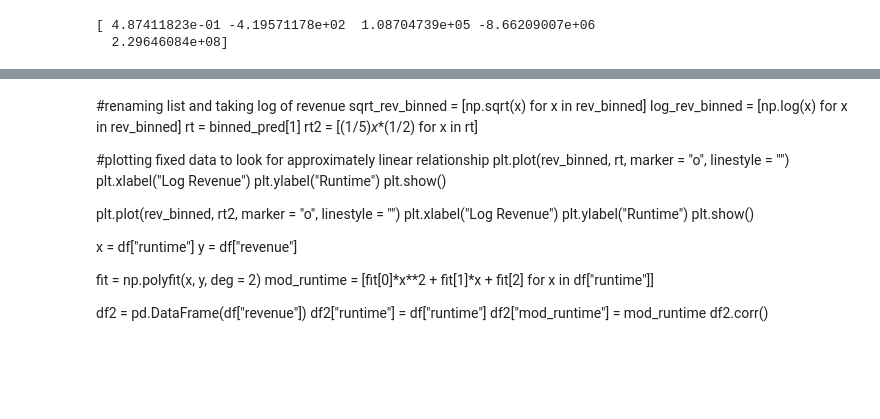
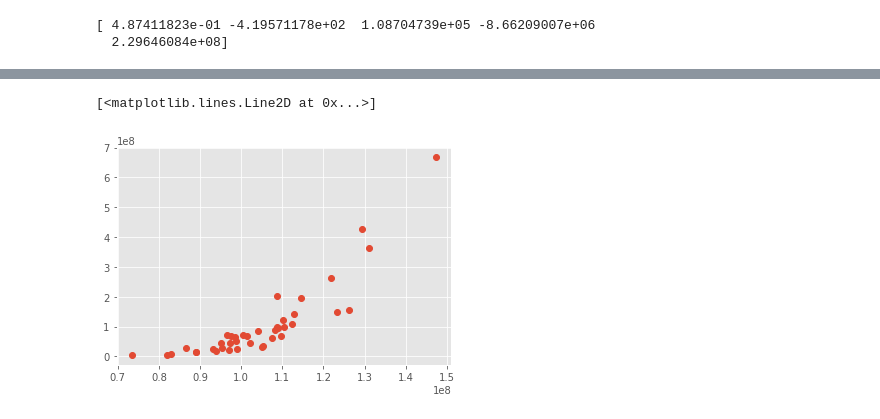
Before and after one commit to maxguy2001/movie-revenue, a Jupyter notebook: movie_revenue.ipynb, the cells around one changed output, grey strips where cells are left out. Cells and saved outputs as stored; diff of their text form; code cells hidden in the pictures; blank space fills up the shorter version.

```diff
--- a/movie_revenue.ipynb
+++ b/movie_revenue.ipynb
@@ -252,29 +246,7 @@ df.head()
-# %% [markdown]
-#renaming list and taking log of revenue
-sqrt_rev_binned = [np.sqrt(x) for x in rev_binned]
-log_rev_binned = [np.log(x) for x in rev_binned]
-rt = binned_pred[1]
-rt2 = [(1/5)*x**(1/2) for x in rt]
-
-#plotting fixed data to look for approximately linear relationship
-plt.plot(rev_binned, rt, marker = "o", linestyle = "")
-plt.xlabel("Log Revenue")
-plt.ylabel("Runtime")
-plt.show()
-
-plt.plot(rev_binned, rt2, marker = "o", linestyle = "")
-plt.xlabel("Log Revenue")
-plt.ylabel("Runtime")
-plt.show()
-
-
-x = df["runtime"]
-y = df["revenue"]
-
-fit = np.polyfit(x, y, deg = 2)
-mod_runtime = [fit[0]*x**2 + fit[1]*x + fit[2] for x in df["runtime"]]
-
-df2 = pd.DataFrame(df["revenue"])
-df2["runtime"] = df["runtime"]
-df2["mod_runtime"] = mod_runtime
-df2.corr()
+# %%
+#checking fixed runtime graph
+binned_f_runtime = bin_points(df["f_runtime"].tolist(), 40)
+plt.plot(binned_f_runtime, rev_binned, marker = "o", linestyle = "")
+# %% [output]
+[<matplotlib.lines.Line2D at 0x...>]
+[figure, added]
```
Also changed, not shown: parts of 6 cells of this notebook.
